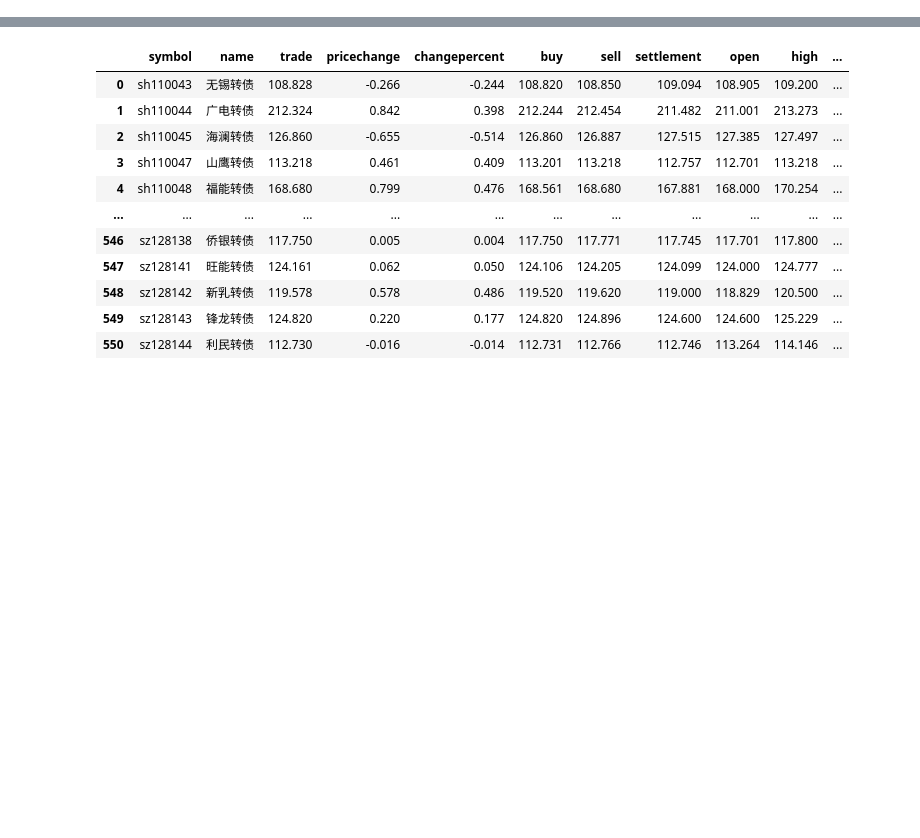
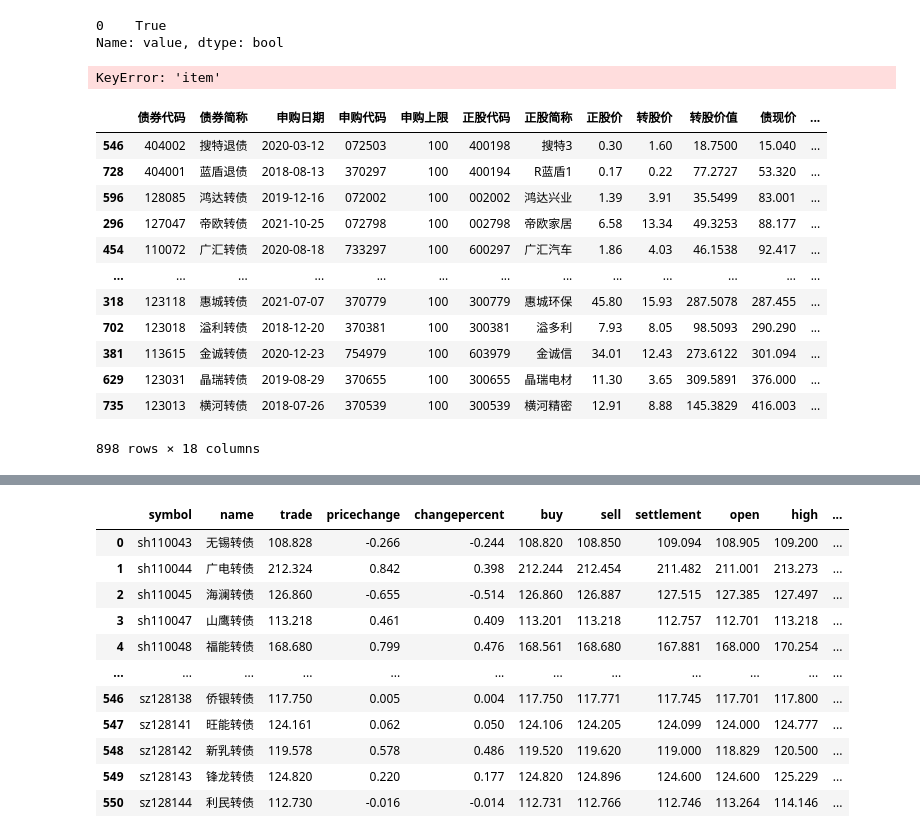
Before and after one commit to ZGarry/kezhuanzhai, a Jupyter notebook: qmt/data/try.ipynb, the cells around one changed output, grey strips where cells are left out. Cells and saved outputs as stored; diff of their text form; code cells hidden in the pictures; blank space fills up the shorter version.

```diff
--- a/qmt/data/try.ipynb
+++ b/qmt/data/try.ipynb
@@ -46,0 +28,35 @@ res = xt_trader.query_stock_positions(acc)
+# %%
+import akshare as ak
+
+df = ak.bond_zh_cov()
+# %%
+stock_individual_info_em_df[stock_individual_info_em_df['item'] == '总市值']['value'] > 50 * 10 ** 8
+# %% [output]
+0    True
+Name: value, dtype: bool
+# %%
+import akshare as ak
+
+stock_individual_info_em_df = ak.stock_individual_info_em(symbol="000001")
+
+ df[df['item'] == '总市值']['value'].values[0]
+# %% [output]
+KeyError: 'item'
+# %%
+df_sorted = df.sort_values(by='债现价')
+# %%
+df_sorted
+# %% [output]
+|  | 债券代码 | 债券简称 | 申购日期 | 申购代码 | 申购上限 | 正股代码 | 正股简称 | 正股价 | 转股价 | 转股价值 | 债现价 | ... |
+| 546 | 404002 | 搜特退债 | 2020-03-12 | 072503 | 100 | 400198 | 搜特3 | 0.30 | 1.60 | 18.7500 | 15.040 | ... |
+| 728 | 404001 | 蓝盾退债 | 2018-08-13 | 370297 | 100 | 400194 | R蓝盾1 | 0.17 | 0.22 | 77.2727 | 53.320 | ... |
+| 596 | 128085 | 鸿达转债 | 2019-12-16 | 072002 | 100 | 002002 | 鸿达兴业 | 1.39 | 3.91 | 35.5499 | 83.001 | ... |
+| 296 | 127047 | 帝欧转债 | 2021-10-25 | 072798 | 100 | 002798 | 帝欧家居 | 6.58 | 13.34 | 49.3253 | 88.177 | ... |
+| 454 | 110072 | 广汇转债 | 2020-08-18 | 733297 | 100 | 600297 | 广汇汽车 | 1.86 | 4.03 | 46.1538 | 92.417 | ... |
+| ... | ... | ... | ... | ... | ... | ... | ... | ... | ... | ... | ... | ... |
+| 318 | 123118 | 惠城转债 | 2021-07-07 | 370779 | 100 | 300779 | 惠城环保 | 45.80 | 15.93 | 287.5078 | 287.455 | ... |
+| 702 | 123018 | 溢利转债 | 2018-12-20 | 370381 | 100 | 300381 | 溢多利 | 7.93 | 8.05 | 98.5093 | 290.290 | ... |
+| 381 | 113615 | 金诚转债 | 2020-12-23 | 754979 | 100 | 603979 | 金诚信 | 34.01 | 12.43 | 273.6122 | 301.094 | ... |
+| 629 | 123031 | 晶瑞转债 | 2019-08-29 | 370655 | 100 | 300655 | 晶瑞电材 | 11.30 | 3.65 | 309.5891 | 376.000 | ... |
+| 735 | 123013 | 横河转债 | 2018-07-26 | 370539 | 100 | 300539 | 横河精密 | 12.91 | 8.88 | 145.3829 | 416.003 | ... |
+898 rows × 18 columns
```
Also changed, not shown: parts of 12 cells of this notebook, 16 other files.
